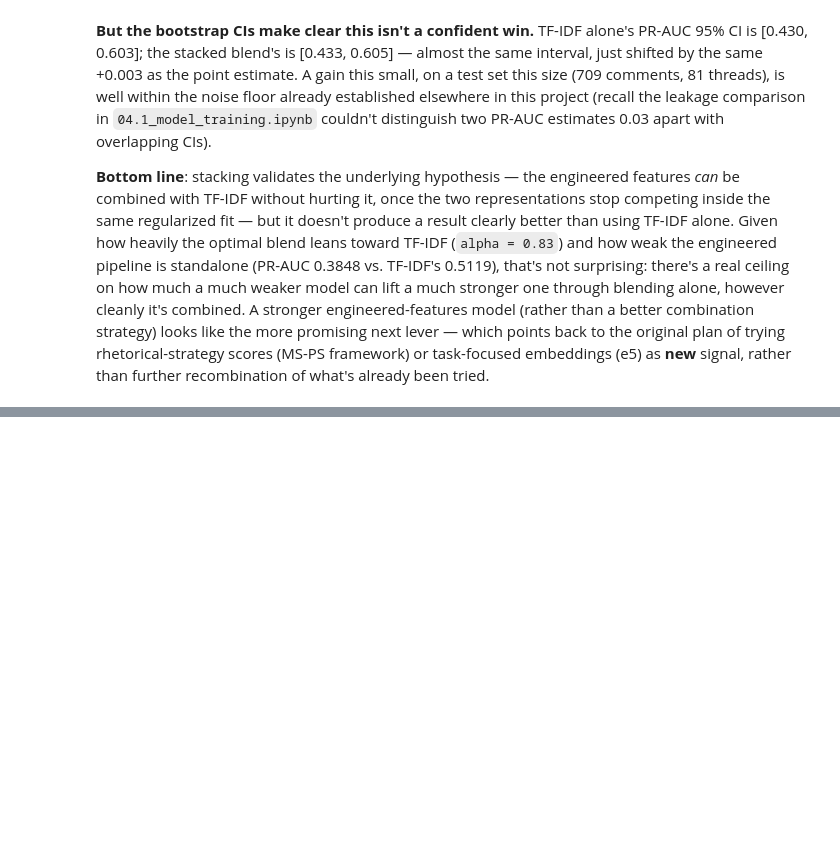
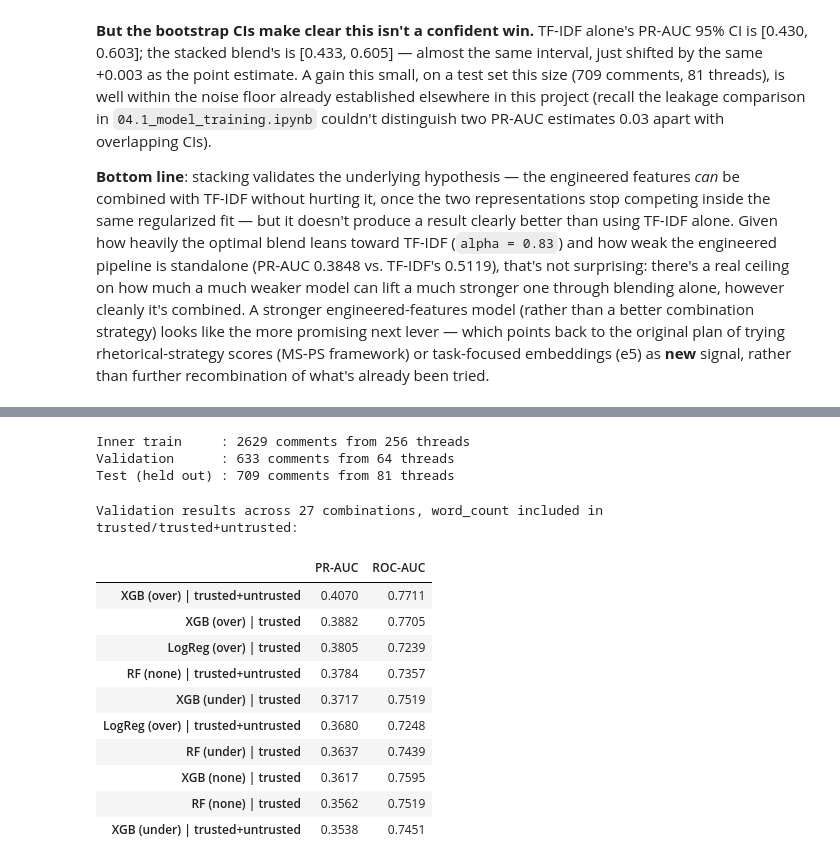
Before and after one commit to jct-nlp/change-my-view-2025, a Jupyter notebook: this work/04.2_baseline_comparison.ipynb, the cells around one changed output, grey strips where cells are left out. Cells and saved outputs as stored; diff of their text form; code cells hidden in the pictures; blank space fills up the shorter version.

Commit message:
Adopt >=30-word floor as working dataset; add word_count as a candidate feature

```diff
--- a/this work/04.2_baseline_comparison.ipynb
+++ b/this work/04.2_baseline_comparison.ipynb
@@ -922,0 +1157,62 @@ The length-matched resampling checks, model re-selection on the matched sample,
+# %%
+# Thread-disjoint inner-train/validation split, carved from train_idx - mirrors
+# 04.1_model_training.ipynb's approach (same random_state=0), so model selection never
+# touches the held-out test set. train_idx/test_idx themselves are reused as-is from this
+# notebook's Setup - word_count adds a column, not a row, so the same split still applies.
+train_groups_wc = groups.iloc[train_idx].reset_index(drop=True)
+y_train_wc_r    = y_train.reset_index(drop=True)
+
+gss_val_wc = GroupShuffleSplit(n_splits=1, test_size=0.2, random_state=0)
+inner_pos, val_pos = next(gss_val_wc.split(np.zeros((len(train_idx), 1)), y_train_wc_r, groups=train_groups_wc))
+
+inner_idx_wc = np.array(train_idx)[inner_pos]
+val_idx_wc   = np.array(train_idx)[val_pos]
+
+y_inner_wc = y.loc[inner_idx_wc]
+y_val_wc   = y.loc[val_idx_wc]
+
+inner_threads_wc = set(groups.loc[inner_idx_wc])
+val_threads_wc   = set(groups.loc[val_idx_wc])
+assert len(inner_threads_wc & val_threads_wc) == 0
+print(f'Inner train     : {len(inner_idx_wc)} comments from {len(inner_threads_wc)} threads')
+print(f'Validation      : {len(val_idx_wc)} comments from {len(val_threads_wc)} threads')
+print(f'Test (held out) : {len(test_idx)} comments from {groups.loc[test_idx].nunique()} threads')
+# %% [output]
+Inner train     : 2629 comments from 256 threads
+Validation      : 633 comments from 64 threads
+Test (held out) : 709 comments from 81 threads
+# %%
+val_metrics_wc  = {}
+combo_lookup_wc = {}
+
+for fs_name, X_variant in feature_sets_wc.items():
+    X_inner_variant = X_variant.loc[inner_idx_wc]
+    X_val_variant   = X_variant.loc[val_idx_wc]
+
+    for model_name, pipe in pipelines_wc.items():
+        combo_name = f'{model_name} | {fs_name}'
+        pipe.fit(X_inner_variant, y_inner_wc)
+        proba_val = pipe.predict_proba(X_val_variant)[:, 1]
+
+        val_metrics_wc[combo_name] = {
+            'PR-AUC':  round(average_precision_score(y_val_wc, proba_val), 4),
+            'ROC-AUC': round(roc_auc_score(y_val_wc, proba_val), 4),
+        }
+        combo_lookup_wc[combo_name] = (model_name, fs_name)
+
+val_df_wc = pd.DataFrame(val_metrics_wc).T.sort_values('PR-AUC', ascending=False)
+print(f'Validation results across {len(val_metrics_wc)} combinations, word_count included in trusted/trusted+untrusted:')
+val_df_wc.head(10)
+# %% [output]
+Validation results across 27 combinations, word_count included in trusted/trusted+untrusted:
+|  | PR-AUC | ROC-AUC |
+| XGB (over) | trusted+untrusted | 0.4070 | 0.7711 |
+| XGB (over) | trusted | 0.3882 | 0.7705 |
+| LogReg (over) | trusted | 0.3805 | 0.7239 |
+| RF (none) | trusted+untrusted | 0.3784 | 0.7357 |
+| XGB (under) | trusted | 0.3717 | 0.7519 |
+| LogReg (over) | trusted+untrusted | 0.3680 | 0.7248 |
+| RF (under) | trusted | 0.3637 | 0.7439 |
+| XGB (none) | trusted | 0.3617 | 0.7595 |
+| RF (none) | trusted | 0.3562 | 0.7519 |
+| XGB (under) | trusted+untrusted | 0.3538 | 0.7451 |
```
Also changed, not shown: parts of 17 cells of this notebook.
